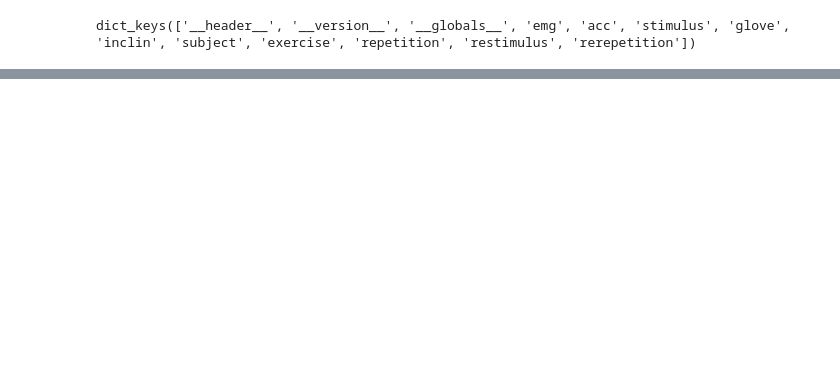
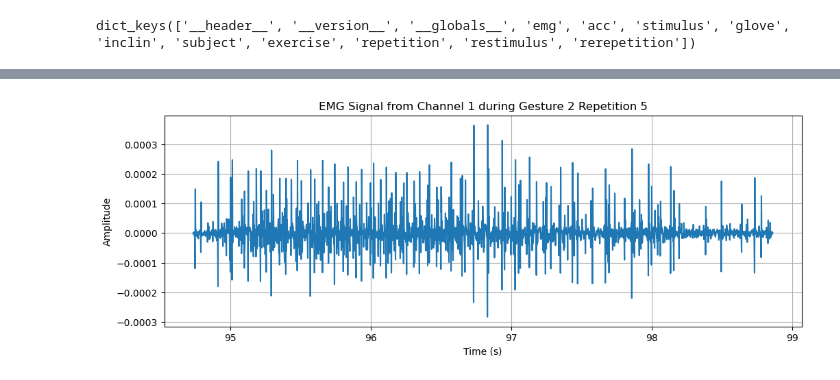
Before and after one commit to sumachinta/emg-gesture-classification-ninapro, a Jupyter notebook: notebooks/01_emg_preprocessing.ipynb, the cells around one changed output, grey strips where cells are left out. Drawn from its saved outputs; the diff is of its cells as text; code cells hidden in the pictures; blank space fills up the shorter version.

```diff
--- a/notebooks/01_emg_preprocessing.ipynb
+++ b/notebooks/01_emg_preprocessing.ipynb
@@ -44,0 +55,16 @@ plt.show()
+# %%
+# Look at emg data for specific channel during specific gesture and repetition
+gesture_to_plot = 2
+channel_to_plot = 0
+repetition_to_plot = 5
+
+indices = np.where((stimulus.flatten() == gesture_to_plot) & (repetition.flatten() == repetition_to_plot))[0]
+plt.figure(figsize=(12, 4))
+plt.plot(time[indices], emg[indices, channel_to_plot])
+plt.title(f"EMG Signal from Channel {channel_to_plot + 1} during Gesture {gesture_to_plot} Repetition {repetition_to_plot}")
+plt.xlabel("Time (s)")
+plt.ylabel("Amplitude")
+plt.grid()
+plt.show()
+# %% [output]
+[figure, added]
```
Also changed, not shown: parts of 5 cells of this notebook.
